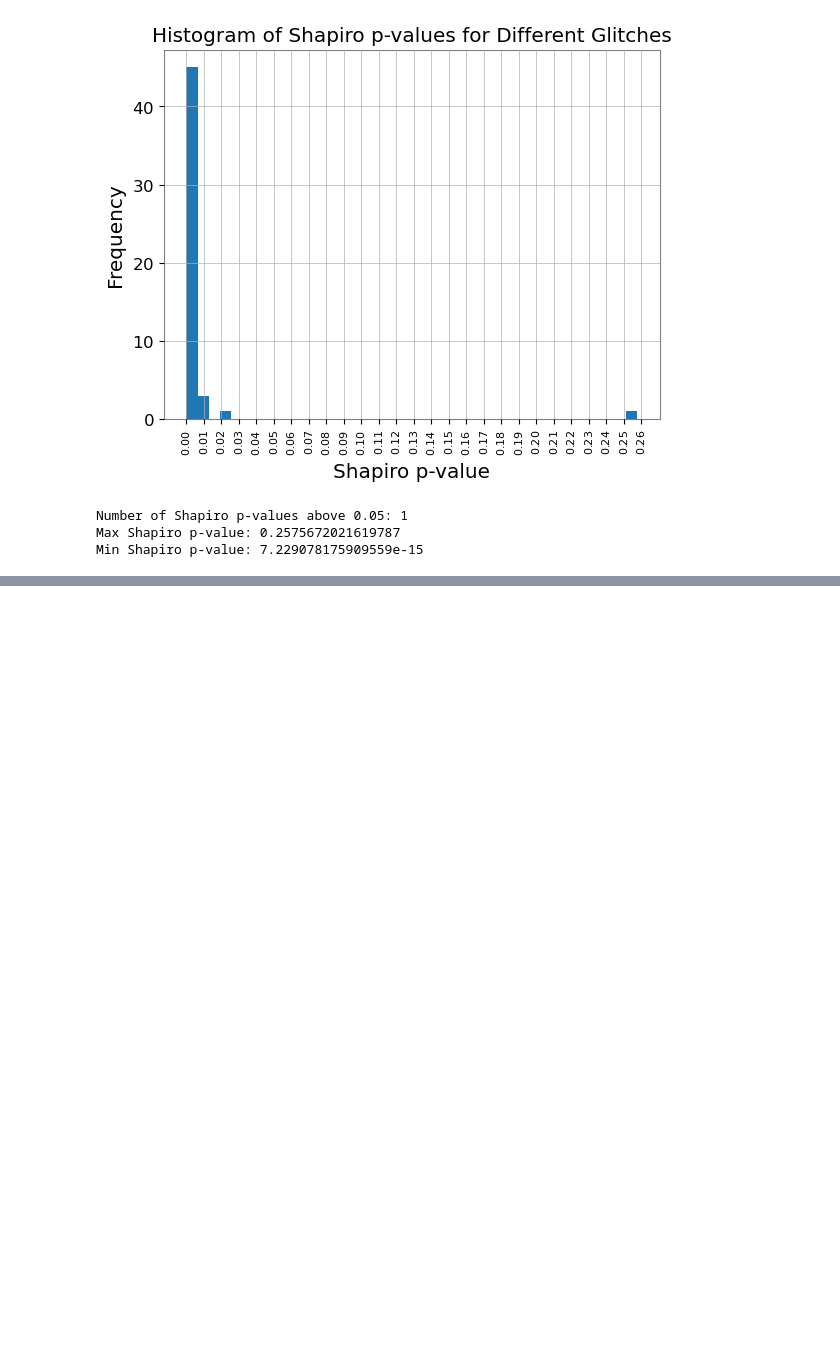
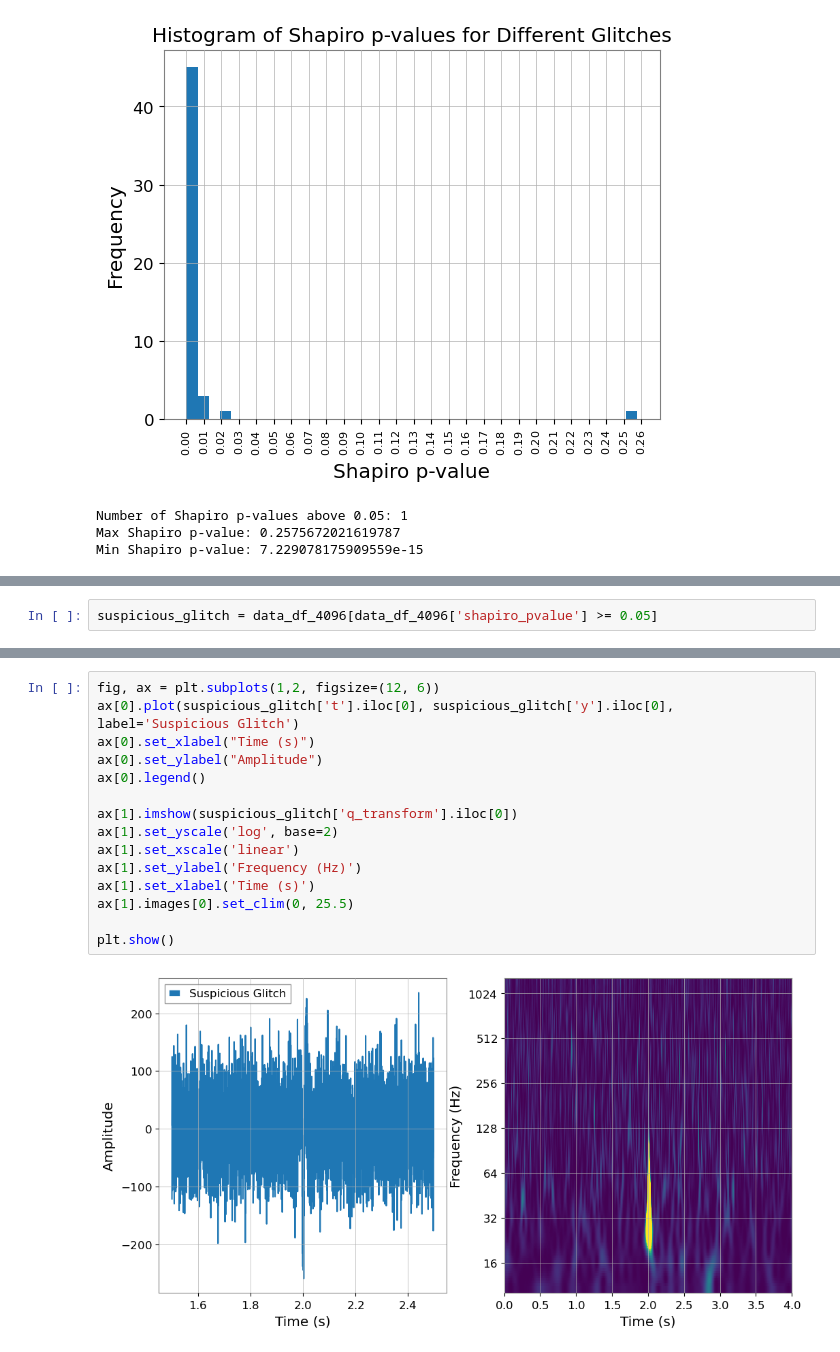
Before and after one commit to ashishmathew0297/gwpy-experiments, a Jupyter notebook: code/shapiro_test.ipynb, the cells around one changed output, grey strips where cells are left out. Drawn from its saved outputs; the diff is of its cells as text; blank space fills up the shorter version.

```diff
--- a/code/shapiro_test.ipynb
+++ b/code/shapiro_test.ipynb
@@ -259,0 +300,2 @@ My hunch was right. The p-values have changed. This could probably be because we
+# %%
+suspicious_glitch = data_df_4096[data_df_4096['shapiro_pvalue'] >= 0.05]
@@ -259,0 +307,17 @@ My hunch was right. The p-values have changed. This could probably be because we
+# %%
+fig, ax = plt.subplots(1,2, figsize=(12, 6))
+ax[0].plot(suspicious_glitch['t'].iloc[0], suspicious_glitch['y'].iloc[0], label='Suspicious Glitch')
+ax[0].set_xlabel("Time (s)")
+ax[0].set_ylabel("Amplitude")
+ax[0].legend()
+
+ax[1].imshow(suspicious_glitch['q_transform'].iloc[0])
+ax[1].set_yscale('log', base=2)
+ax[1].set_xscale('linear')
+ax[1].set_ylabel('Frequency (Hz)')
+ax[1].set_xlabel('Time (s)')
+ax[1].images[0].set_clim(0, 25.5)
+
+plt.show()
+# %% [output]
+[figure, added]
```
Also changed, not shown: parts of 24 cells of this notebook, 3 other files.
